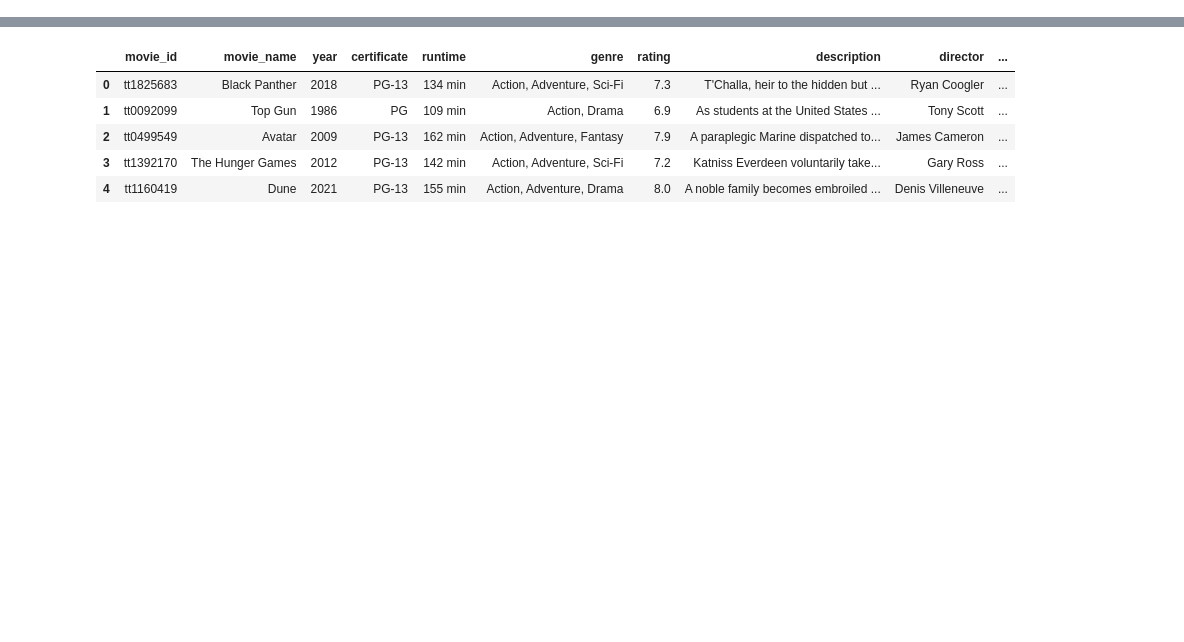
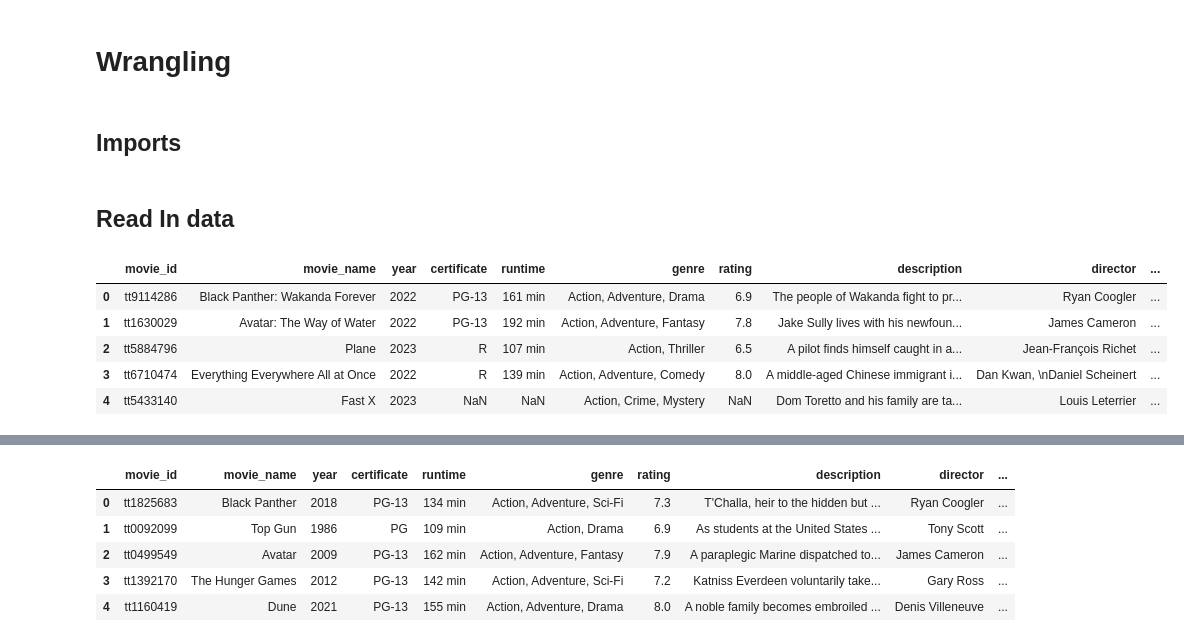
Before and after one commit to lucaswin89/IMDb-Movies-Gross-Income-Prediction-for-Box-Office-Earnings, a Jupyter notebook: IMDB Dataset ML.ipynb, the cells around one changed output, grey strips where cells are left out. Saved outputs shown, nothing was run; the diff lists cells and outputs as text; code cells hidden in the pictures; blank space fills up the shorter version.

```diff
--- a/IMDB Dataset ML.ipynb
+++ b/IMDB Dataset ML.ipynb
@@ -1,31 +1,4 @@
-# %%
-import pandas as pd
-import seaborn as sns
-import glob
-import matplotlib.pyplot as plt
-from sklearn.model_selection import train_test_split
-from sklearn.preprocessing import StandardScaler, OneHotEncoder
-# from sklearn.impute import SimpleImputer
-from sklearn.linear_model import LinearRegression
-from sklearn.metrics import mean_squared_error, mean_absolute_error, r2_score
-from sklearn.model_selection import cross_val_score
-from sklearn.tree import DecisionTreeRegressor
-from sklearn.tree import plot_tree
-from sklearn.svm import SVR
-from sklearn.ensemble import RandomForestRegressor
-import xgboost as xgb
-import numpy as np
-from sklearn.linear_model import LogisticRegression
-from sklearn.metrics import accuracy_score
-import os
-
-path = '' # use your path
-files = glob.glob(os.path.join(path, "*.csv"))
-
-data_frames = []
-
-for file in files:
-    df = pd.read_csv(file)
-    data_frames.append(df)
-
-combined_df = pd.concat(data_frames, ignore_index=True)
+# %% [markdown]
+# Wrangling
+# %% [markdown]
+## Imports
@@ -31,0 +24,20 @@ combined_df = pd.concat(data_frames, ignore_index=True)
+# %% [markdown]
+## Read In data
+# %%
+path = r'./data'                     # use your path
+files = glob.glob(os.path.join(path, "*.csv"))
+
+data_frames = []
+
+for file in files:
+    data_frames.append(pd.read_csv(file))
+
+df = pd.concat(data_frames, ignore_index=True)
+df.head()
+# %% [output]
+|  | movie_id | movie_name | year | certificate | runtime | genre | rating | description | director | ... |
+| 0 | tt9114286 | Black Panther: Wakanda Forever | 2022 | PG-13 | 161 min | Action, Adventure, Drama | 6.9 | The people of Wakanda fight to pr... | Ryan Coogler | ... |
+| 1 | tt1630029 | Avatar: The Way of Water | 2022 | PG-13 | 192 min | Action, Adventure, Fantasy | 7.8 | Jake Sully lives with his newfoun... | James Cameron | ... |
+| 2 | tt5884796 | Plane | 2023 | R | 107 min | Action, Thriller | 6.5 | A pilot finds himself caught in a... | Jean-François Richet | ... |
+| 3 | tt6710474 | Everything Everywhere All at Once | 2022 | R | 139 min | Action, Adventure, Comedy | 8.0 | A middle-aged Chinese immigrant i... | Dan Kwan, \nDaniel Scheinert | ... |
+| 4 | tt5433140 | Fast X | 2023 | NaN | NaN | Action, Crime, Mystery | NaN | Dom Toretto and his family are ta... | Louis Leterrier | ... |
```
Also changed, not shown: parts of 41 cells of this notebook.
